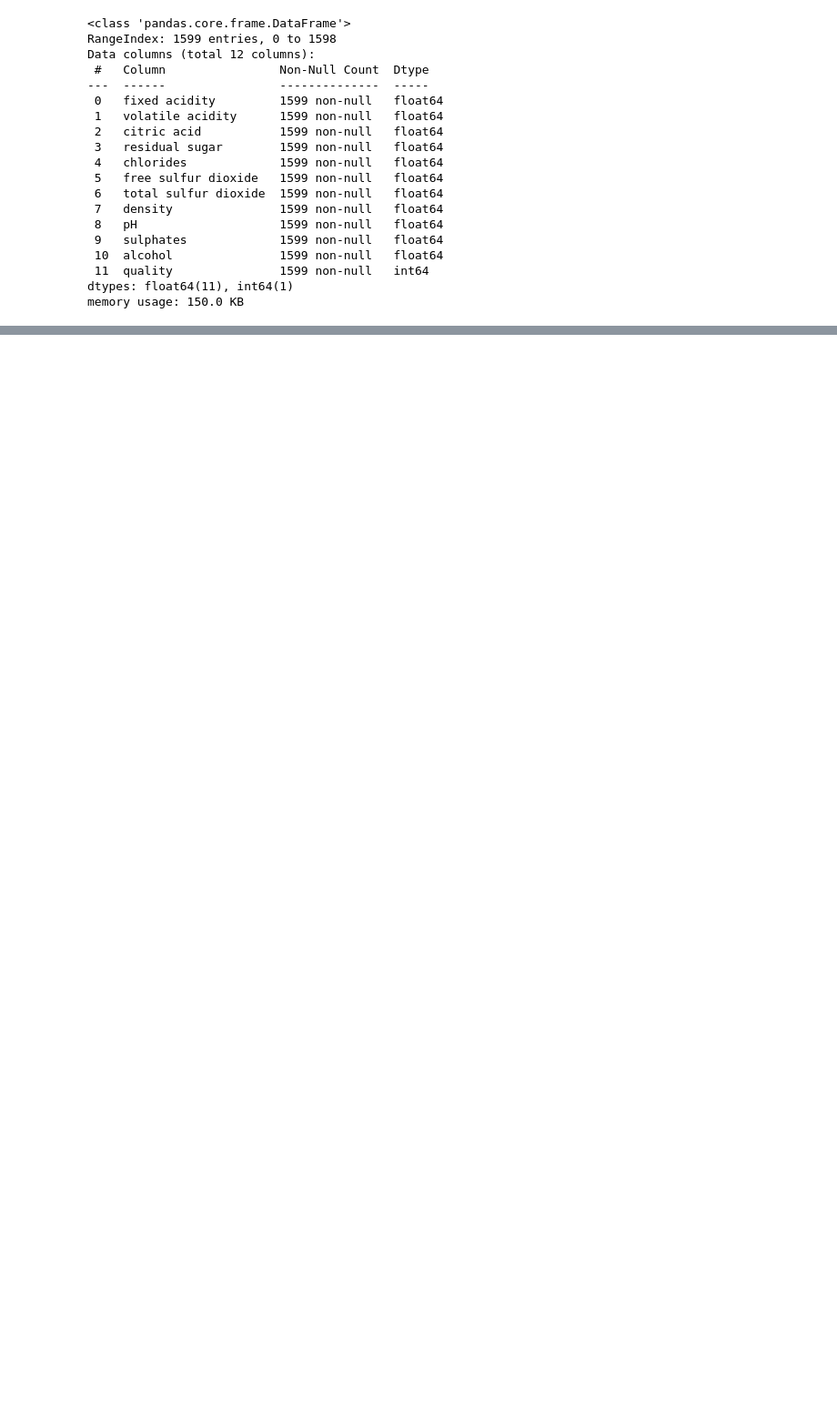
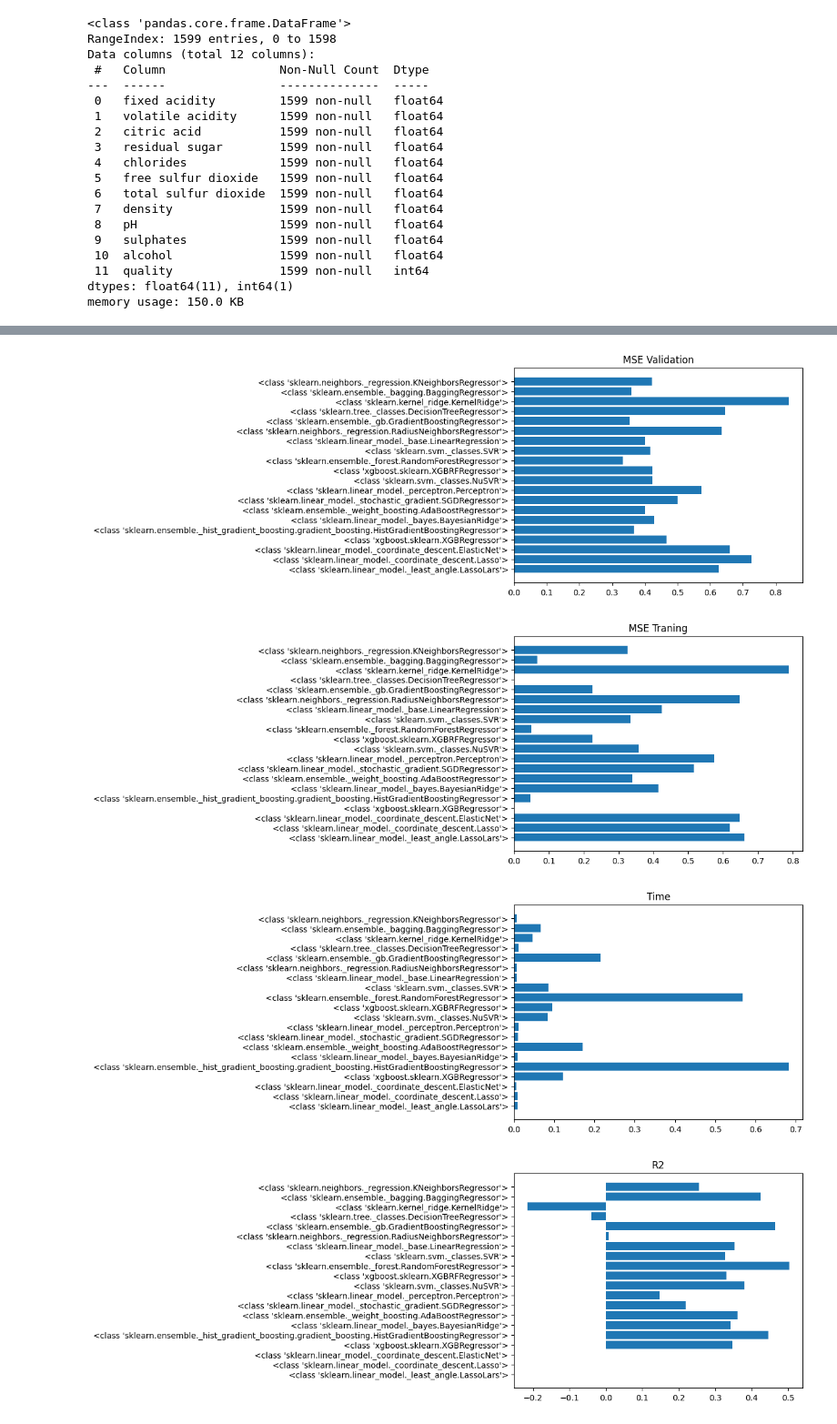
Before and after one commit to Agnij-Moitra/variational-gradient-boosting, a Jupyter notebook: benchmarks.ipynb, the cells around one changed output, grey strips where cells are left out. Shown at 91% size. Saved outputs shown, nothing was run; the diff lists cells and outputs as text; code cells hidden in the pictures; blank space fills up the shorter version.

Commit message:
plot metrics

```diff
--- a/benchmarks.ipynb
+++ b/benchmarks.ipynb
@@ -241,0 +230,7 @@ plot_results(housing_results)
+# %%
+plot_results(quality_results)
+# %% [output]
+[figure, added]
+[figure, added]
+[figure, added]
+[figure, added]
```
Also changed, not shown: parts of 13 cells of this notebook.
